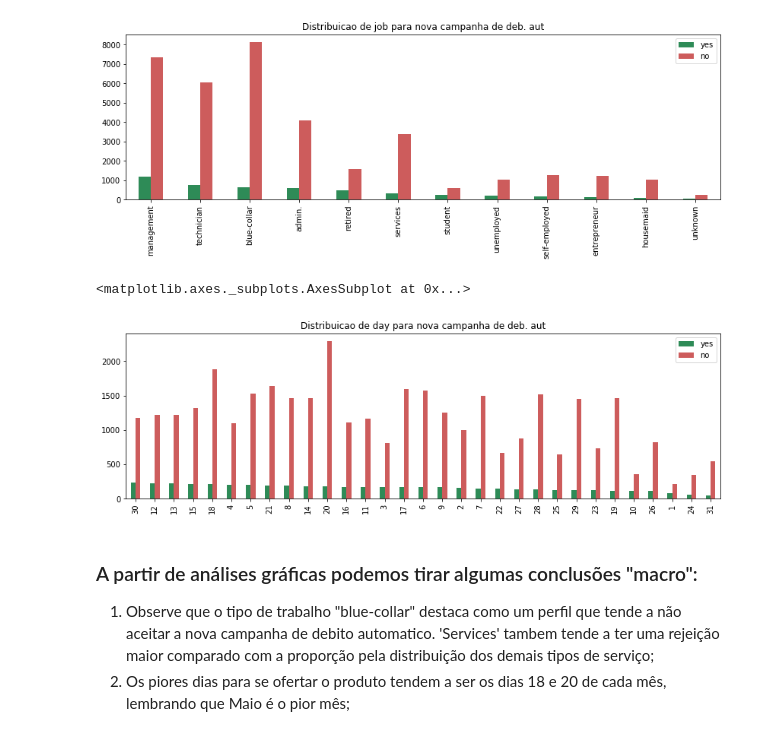
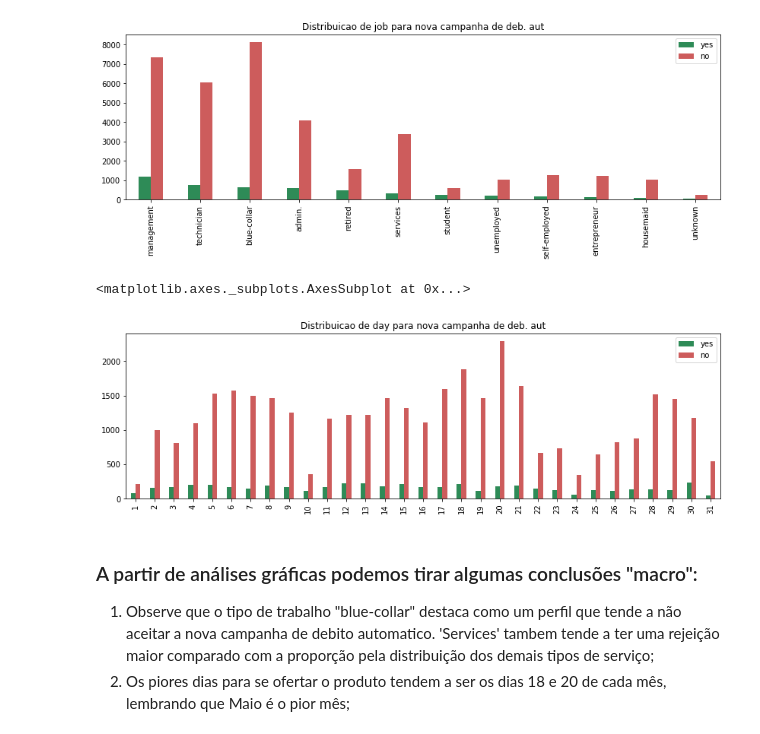
Before and after one commit to robertosp87/data-insight-assessment, a Jupyter notebook: Data_Insight_Assessment_T10_HN_RS.ipynb, the cells around one changed output. Saved outputs shown, nothing was run; the diff lists cells and outputs as text; code cells hidden in the pictures.

```diff
--- a/Data_Insight_Assessment_T10_HN_RS.ipynb
+++ b/Data_Insight_Assessment_T10_HN_RS.ipynb
@@ -357,14 +357,15 @@ j_df.plot.bar(title = 'Distribuicao de job para nova campanha de deb. aut', figs
 # %%
 #Vamos verificar individualmente por dia da oferta
 d_df = pd.DataFrame()
 
 d_df['yes'] = camp_df_dc1[camp_df_dc1['y'] == 'yes']['day'].value_counts()
 d_df['no'] = camp_df_dc1[camp_df_dc1['y'] == 'no']['day'].value_counts()
 
-d_df.plot.bar(title = 'Distribuicao de day para nova campanha de deb. aut', figsize=(14,4), color=['seagreen','indianred'])
+#d_df.plot.bar(title = 'Distribuicao de day para nova campanha de deb. aut', figsize=(14,4), color=['seagreen','indianred'])
+d_df.sort_index().plot.bar(title = 'Distribuicao de day para nova campanha de deb. aut', figsize=(14,4), color=['seagreen','indianred'])
 # %% [output]
 <matplotlib.axes._subplots.AxesSubplot at 0x...>
-[figure, old version]
+[figure, new version]
 # %% [markdown]
 ### A partir de análises gráficas podemos tirar algumas conclusões "macro":
  1) Observe que o tipo de trabalho "blue-collar" destaca como um perfil que tende a não aceitar a nova campanha de debito automatico. 'Services' tambem tende a ter uma rejeição maior comparado com a proporção pela distribuição dos demais tipos de serviço;
```
Also changed, not shown: parts of 9 cells of this notebook.
